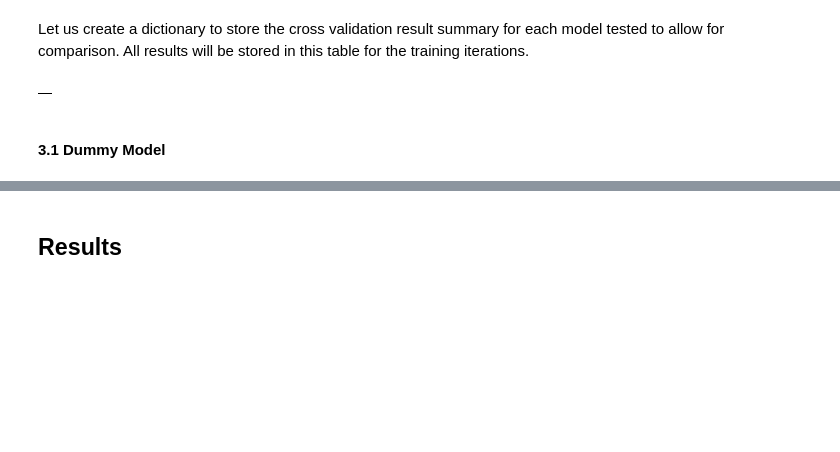
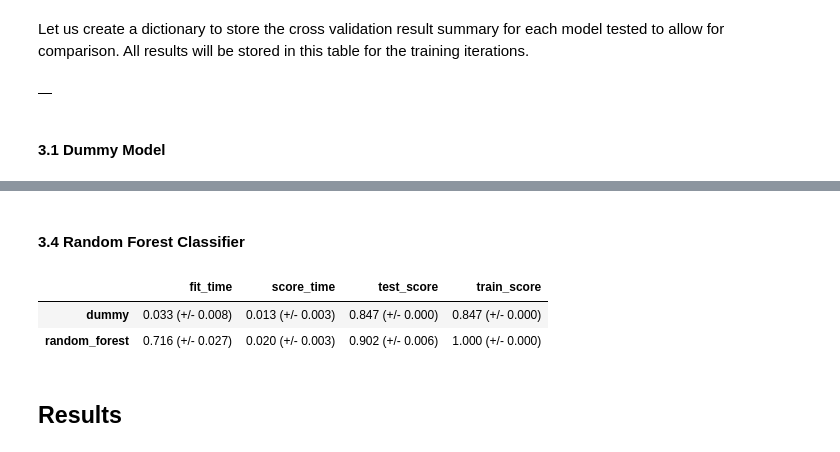
Before and after one commit to DSCI-310-2024/DSCI-310_Group-Project_Group8_Purchasing-Intent-Analysis, a Jupyter notebook: project/Milestone1.ipynb, the cells around one changed output, grey strips where cells are left out. Saved outputs shown, nothing was run; the diff lists cells and outputs as text; code cells hidden in the pictures; blank space fills up the shorter version.

```diff
--- a/project/Milestone1.ipynb
+++ b/project/Milestone1.ipynb
@@ -616,2 +617,23 @@ results_df
+# %% [markdown]
+#### 3.4 Random Forest Classifier
+# %%
+# defining a Random Forests Classifier
+random_forest = RandomForestClassifier(n_estimators=50, max_depth = 50, random_state = 123)
+
+# defining a pipeline that uses the Random Forest Classifier
+randomfr_pipe = make_pipeline(preprocessor, random_forest)
+
+# fitting dummy model and reporting results to the results_dict
+results_dict["random_forest"] = mean_std_cross_val_scores(
+    randomfr_pipe, X_train, y_train, cv=10, return_train_score=True
+)
+
+# viewing dummy classifier results
+results_df = pd.DataFrame(results_dict).T
+results_df
+# %% [output]
+|  | fit_time | score_time | test_score | train_score |
+| dummy | 0.033 (+/- 0.008) | 0.013 (+/- 0.003) | 0.847 (+/- 0.000) | 0.847 (+/- 0.000) |
+| random_forest | 0.716 (+/- 0.027) | 0.020 (+/- 0.003) | 0.902 (+/- 0.006) | 1.000 (+/- 0.000) |
 # %% [markdown]
 ## Results
```
Also changed, not shown: parts of 2 cells of this notebook.
